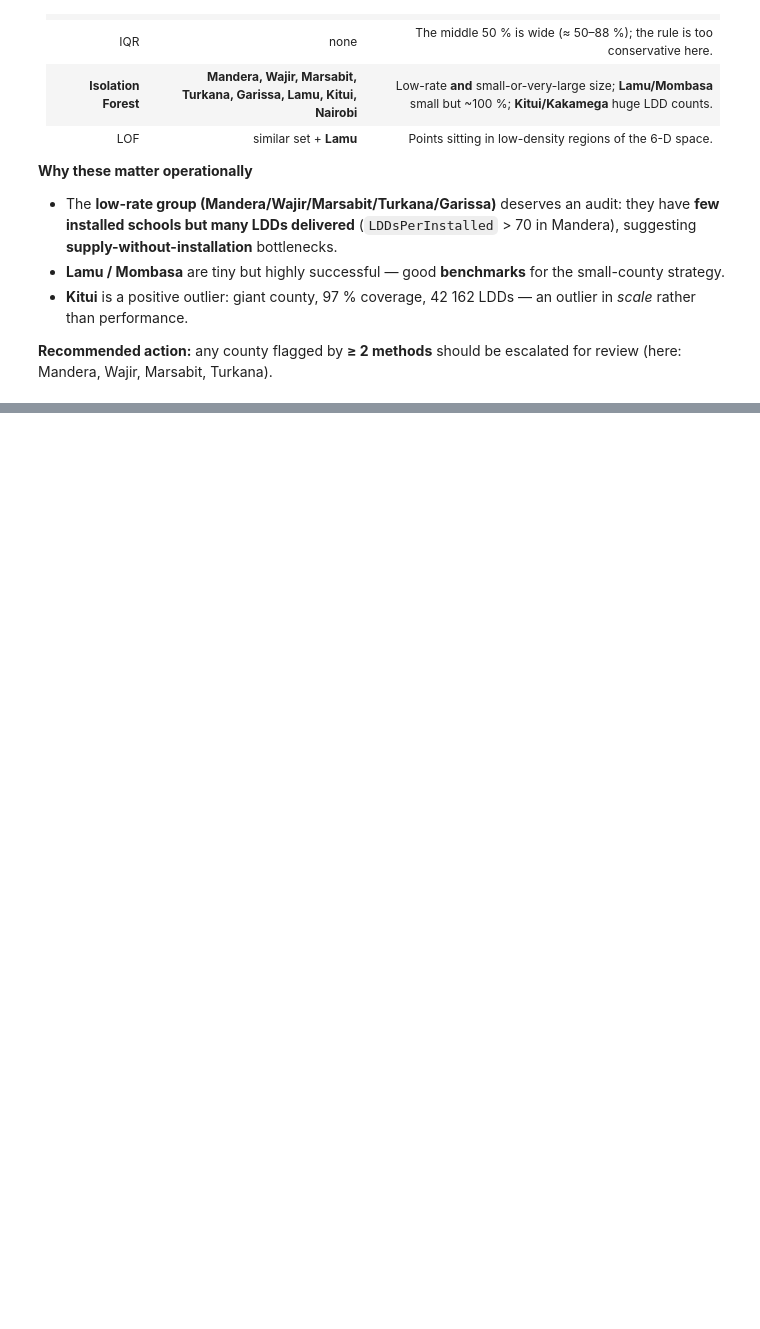
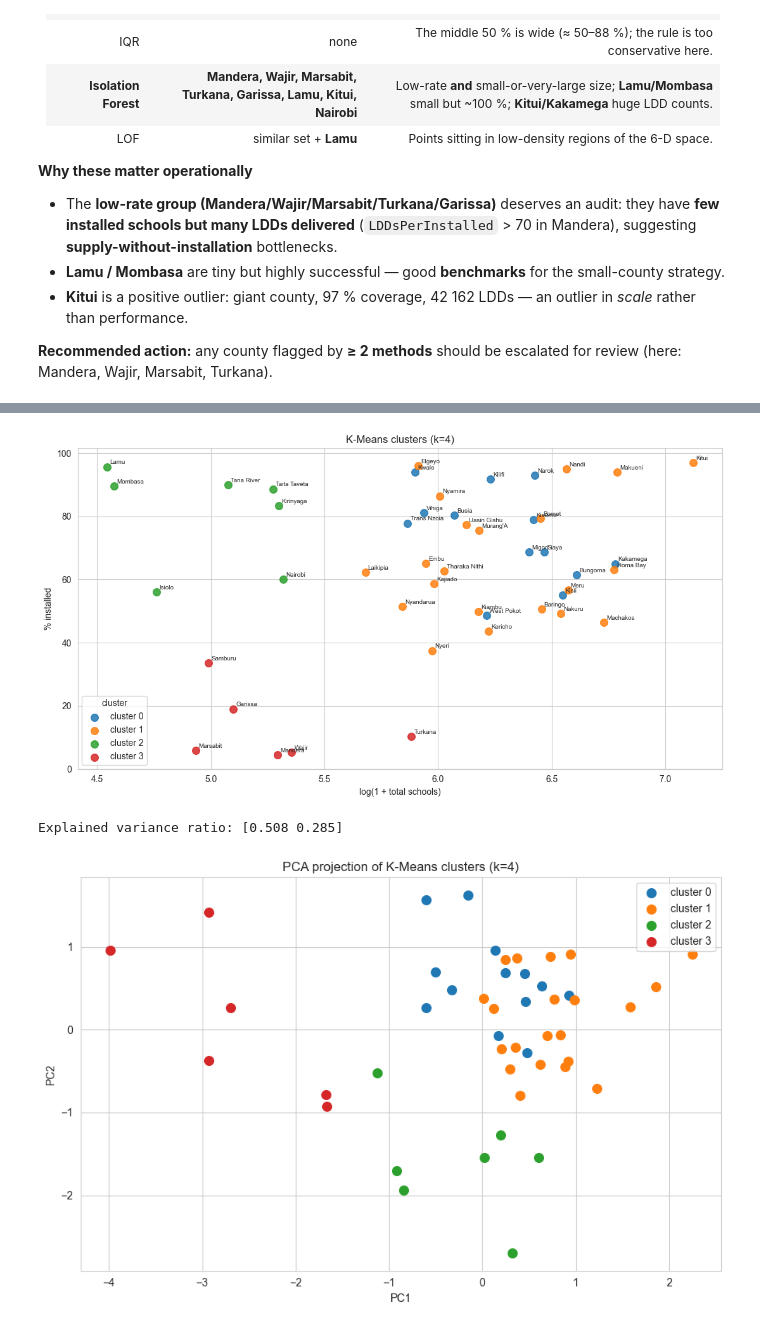
Before and after one commit to Rukundo-elie/country-schools-lab, a Jupyter notebook: Lab2_CountrySchools.ipynb, the cells around one changed output, grey strips where cells are left out. Cells and saved outputs as stored; diff of their text form; code cells hidden in the pictures; blank space fills up the shorter version.

```diff
--- a/Lab2_CountrySchools.ipynb
+++ b/Lab2_CountrySchools.ipynb
@@ -348,0 +416,15 @@ plt.tight_layout(); plt.show()
+# %%
+profile = df.groupby("cluster").agg(
+    n             = ("County","size"),
+    avg_pct       = ("PercentageInstalled","mean"),
+    avg_schools   = ("TOTALSCHOOLS","mean"),
+    avg_ldd_inst  = ("LDDsPerInstalled","mean"),
+    counties      = ("County", lambda s: ", ".join(sorted(s)))
+).round(1)
+
+display(profile)
+
+print("\nPer-cluster member lists:")
+for c in sorted(df["cluster"].unique()):
+    names = sorted(df.loc[df.cluster == c, "County"])
+    print(f"  Cluster {c}: {names}")
@@ -348,0 +443,29 @@ plt.tight_layout(); plt.show()
+# %%
+# 6.4.1 scatter of the two most interpretable features
+fig, ax = plt.subplots(figsize=(11, 6))
+for c, grp in df.groupby("cluster"):
+    ax.scatter(grp["log_TotalSchools"], grp["PercentageInstalled"],
+               s=70, alpha=.85, label=f"cluster {c}")
+    for _, r in grp.iterrows():
+        ax.annotate(r["County"], (r["log_TotalSchools"], r["PercentageInstalled"]),
+                    fontsize=7, xytext=(3,3), textcoords="offset points")
+ax.set_xlabel("log(1 + total schools)"); ax.set_ylabel("% installed")
+ax.set_title(f"K-Means clusters (k={K_BEST})"); ax.legend(title="cluster")
+plt.tight_layout(); plt.show()
+
+# 6.4.2 PCA 2-D projection
+pca = PCA(n_components=2, random_state=RANDOM_STATE)
+pcs = pca.fit_transform(Xc_scaled)
+df["PC1"], df["PC2"] = pcs[:,0], pcs[:,1]
+print("Explained variance ratio:", pca.explained_variance_ratio_.round(3))
+
+fig, ax = plt.subplots(figsize=(9, 6))
+for c, grp in df.groupby("cluster"):
+    ax.scatter(grp["PC1"], grp["PC2"], s=70, label=f"cluster {c}")
+ax.set_xlabel("PC1"); ax.set_ylabel("PC2")
+ax.set_title(f"PCA projection of K-Means clusters (k={K_BEST})")
+ax.legend(); plt.tight_layout(); plt.show()
+# %% [output]
+[figure, added]
+Explained variance ratio: [0.508 0.285]
+[figure, added]
```
Also changed, not shown: parts of 6 cells of this notebook.
